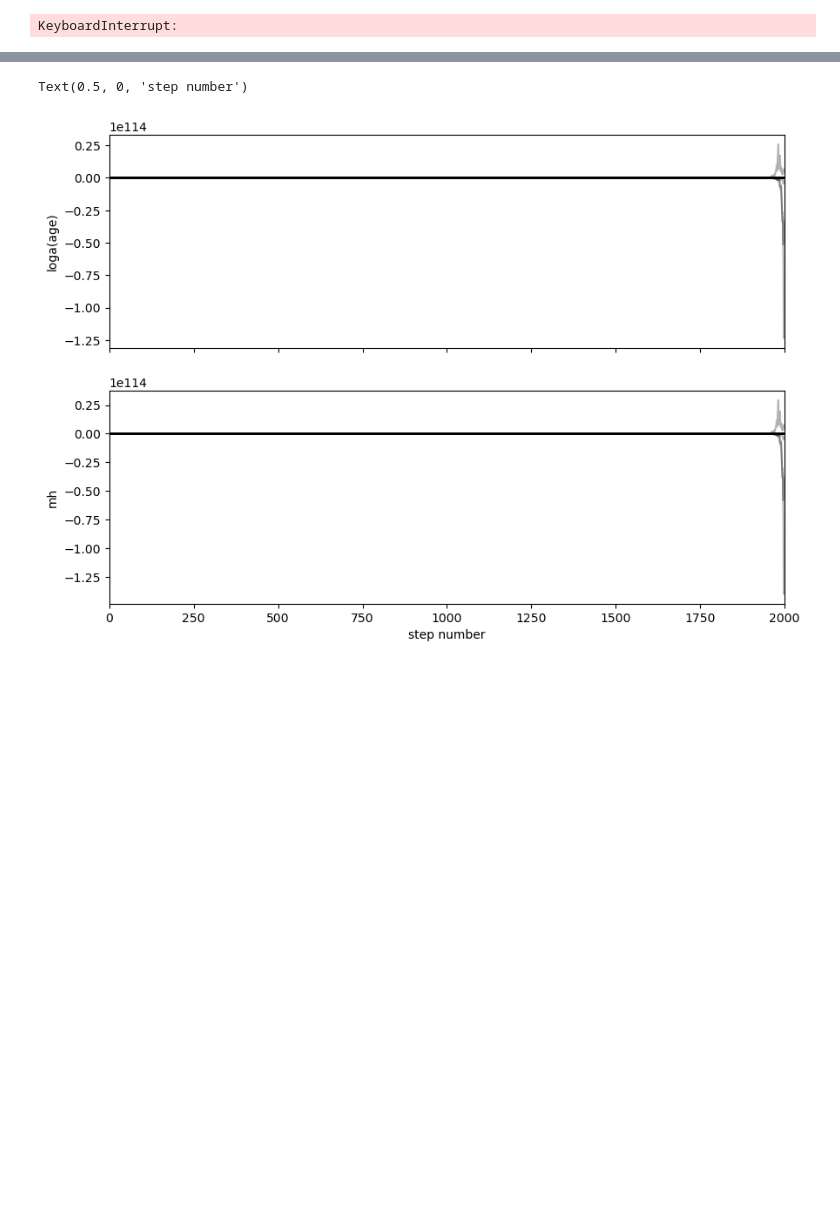
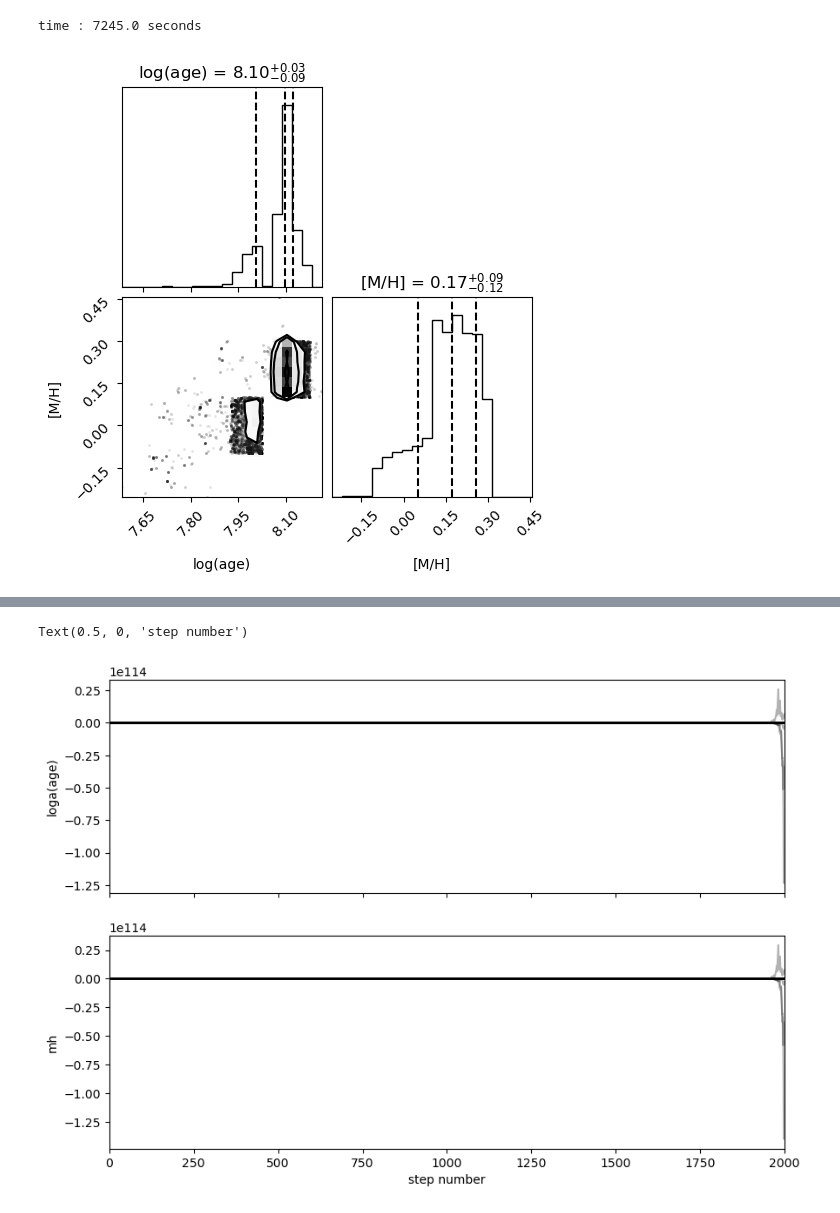
Before and after one commit to ShenYueYue-Sara/Cluster, a Jupyter notebook: code/point_source/darft_mcmc.ipynb, the cells around one changed output, grey strips where cells are left out. Drawn from its saved outputs; the diff is of its cells as text; code cells hidden in the pictures; blank space fills up the shorter version.

```diff
--- a/code/point_source/darft_mcmc.ipynb
+++ b/code/point_source/darft_mcmc.ipynb
@@ -16,18 +16,19 @@ usecols = ['Gmag','G_BPmag','G_RPmag','phot_g_n_obs','phot_bp_n_obs','phot_rp_n_
 sample_obs = pd.read_csv("/home/shenyueyue/Projects/Cluster/data/Cantat-Gaudin_2020/%s.csv"%(name), usecols=usecols)
 sample_obs = sample_obs.dropna().reset_index(drop=True)
 # %%
-n_stars = len(sample_obs)
+n_stars = 100000
 step = (0.05, 0.2)
 # parameter
 theta_part = np.array([7.80,0.03]) # after round theta = (8.00, 0.0)  Dias+,2021:8.116,0.032 Cantat-Gaudin+,2020:7.89
 ndim = 2
 # %%
-nwalkers = 4
-scale = np.array([0.1, 0.1])
+nwalkers = 10
+method="hist2hist"
+scale = np.array([1, 1])
 p0 = np.round((theta_part + scale * np.random.randn(nwalkers, ndim)), decimals=2)
 # parallelization
-with Pool(10) as pool:
-    sampler = emcee.EnsembleSampler(nwalkers, ndim, lnlike, args=(n_stars, step, sample_obs), pool=pool) # , moves=moves
+with Pool(30) as pool:
+    sampler = emcee.EnsembleSampler(nwalkers, ndim, lnlike, args=(n_stars, step, sample_obs, method), pool=pool) # , moves=moves
     nburn = 2000
     start_burn = time.time()
     pos,_,_ = sampler.run_mcmc(p0, nburn, progress=True)
@@ -35,4 +36,15 @@ with Pool(10) as pool:
     time_burn = end_burn - start_burn
     print(f"time : {time_burn:.1f} seconds")
 # %% [output]
-KeyboardInterrupt:
+time : 7245.0 seconds
+# %%
+corner.corner(
+    sampler.flatchain,
+    labels=[r'log(age)',r'[M/H]',r'$f_b$',r'DM'],
+    quantiles=[0.16, 0.5, 0.84],
+    show_titles=True,
+    title_kwargs={"fontsize": 12},
+    title_fmt = '.2f'
+);
+# %% [output]
+[figure, added]
```
Also changed, not shown: parts of 2 cells of this notebook, 1 other file.
